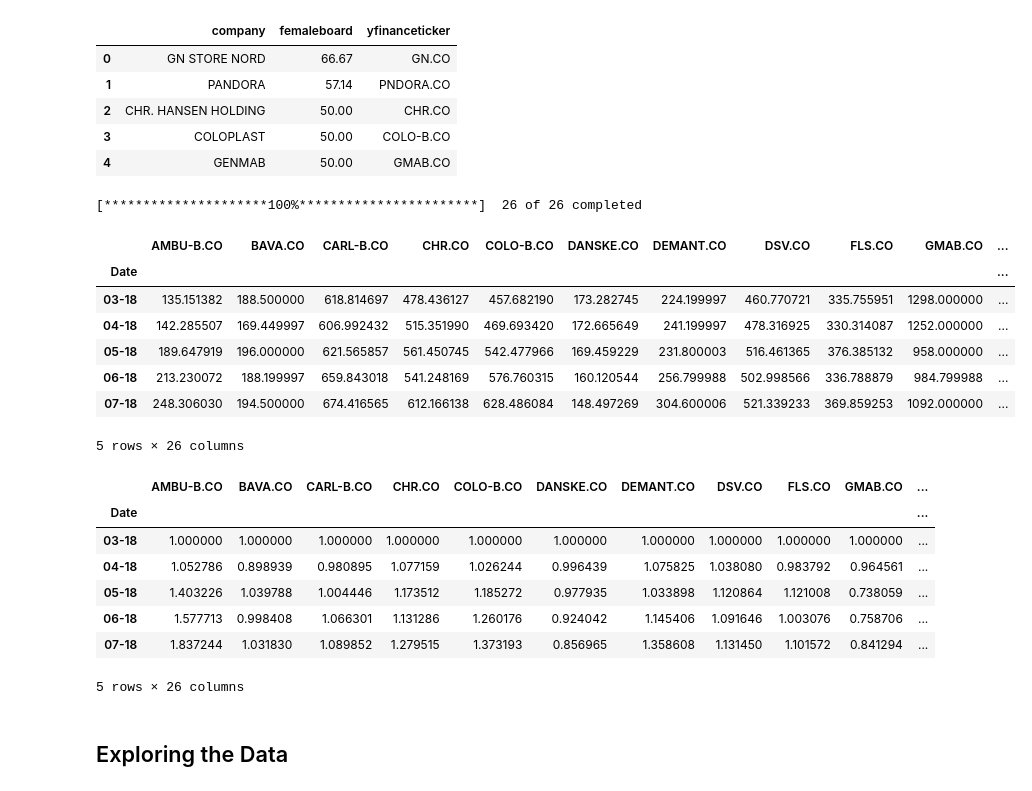
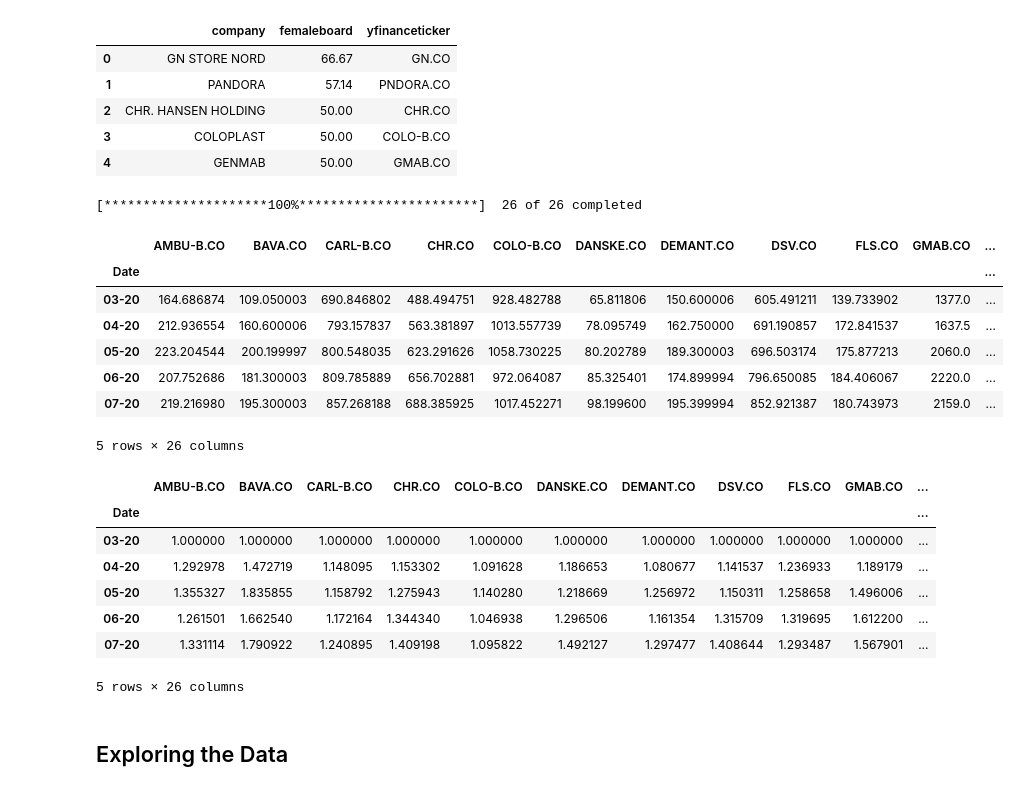
Before and after one commit to NumEconCopenhagen/projects-2023-jts, a Jupyter notebook: dataproject/dataproject.ipynb, the cells around one changed output. Drawn from its saved outputs; the diff is of its cells as text; code cells hidden in the pictures.

```diff
--- a/dataproject/dataproject.ipynb
+++ b/dataproject/dataproject.ipynb
@@ -78,27 +78,27 @@ C25F.head()
 C25F_tickers = list(C25F['yfinanceticker'])
 # %%
 # get historical market data
-hist_mark = yf.download(C25F_tickers, start = '2018-03-01',
+hist_mark = yf.download(C25F_tickers, start = '2020-03-01',
                         end = '2023-04-01',
                         interval = '1mo')
 
 # get adjusted close for each stock and change dates
 hist_mark = hist_mark['Adj Close']
 
 # change dates
 hist_mark.index = hist_mark.index.strftime("%m-%y")
 
 # display dataframe
 hist_mark.head()
 # %% [output]
 [*********************100%***********************]  26 of 26 completed
 |  | AMBU-B.CO | BAVA.CO | CARL-B.CO | CHR.CO | COLO-B.CO | DANSKE.CO | DEMANT.CO | DSV.CO | FLS.CO | GMAB.CO | ... |
 | Date |  |  |  |  |  |  |  |  |  |  | ... |
-| 03-18 | 135.151382 | 188.500000 | 618.814697 | 478.436127 | 457.682190 | 173.282745 | 224.199997 | 460.770721 | 335.755951 | 1298.000000 | ... |
-| 04-18 | 142.285507 | 169.449997 | 606.992432 | 515.351990 | 469.693420 | 172.665649 | 241.199997 | 478.316925 | 330.314087 | 1252.000000 | ... |
-| 05-18 | 189.647919 | 196.000000 | 621.565857 | 561.450745 | 542.477966 | 169.459229 | 231.800003 | 516.461365 | 376.385132 | 958.000000 | ... |
-| 06-18 | 213.230072 | 188.199997 | 659.843018 | 541.248169 | 576.760315 | 160.120544 | 256.799988 | 502.998566 | 336.788879 | 984.799988 | ... |
-| 07-18 | 248.306030 | 194.500000 | 674.416565 | 612.166138 | 628.486084 | 148.497269 | 304.600006 | 521.339233 | 369.859253 | 1092.000000 | ... |
+| 03-20 | 164.686874 | 109.050003 | 690.846802 | 488.494751 | 928.482788 | 65.811806 | 150.600006 | 605.491211 | 139.733902 | 1377.0 | ... |
+| 04-20 | 212.936554 | 160.600006 | 793.157837 | 563.381897 | 1013.557739 | 78.095749 | 162.750000 | 691.190857 | 172.841537 | 1637.5 | ... |
+| 05-20 | 223.204544 | 200.199997 | 800.548035 | 623.291626 | 1058.730225 | 80.202789 | 189.300003 | 696.503174 | 175.877213 | 2060.0 | ... |
+| 06-20 | 207.752686 | 181.300003 | 809.785889 | 656.702881 | 972.064087 | 85.325401 | 174.899994 | 796.650085 | 184.406067 | 2220.0 | ... |
+| 07-20 | 219.216980 | 195.300003 | 857.268188 | 688.385925 | 1017.452271 | 98.199600 | 195.399994 | 852.921387 | 180.743973 | 2159.0 | ... |
 5 rows × 26 columns
 # %%
 # calculate monthly returns
@@ -115,11 +115,11 @@ hist_mark_cr.head()
 # %% [output]
 |  | AMBU-B.CO | BAVA.CO | CARL-B.CO | CHR.CO | COLO-B.CO | DANSKE.CO | DEMANT.CO | DSV.CO | FLS.CO | GMAB.CO | ... |
 | Date |  |  |  |  |  |  |  |  |  |  | ... |
-| 03-18 | 1.000000 | 1.000000 | 1.000000 | 1.000000 | 1.000000 | 1.000000 | 1.000000 | 1.000000 | 1.000000 | 1.000000 | ... |
-| 04-18 | 1.052786 | 0.898939 | 0.980895 | 1.077159 | 1.026244 | 0.996439 | 1.075825 | 1.038080 | 0.983792 | 0.964561 | ... |
-| 05-18 | 1.403226 | 1.039788 | 1.004446 | 1.173512 | 1.185272 | 0.977935 | 1.033898 | 1.120864 | 1.121008 | 0.738059 | ... |
-| 06-18 | 1.577713 | 0.998408 | 1.066301 | 1.131286 | 1.260176 | 0.924042 | 1.145406 | 1.091646 | 1.003076 | 0.758706 | ... |
-| 07-18 | 1.837244 | 1.031830 | 1.089852 | 1.279515 | 1.373193 | 0.856965 | 1.358608 | 1.131450 | 1.101572 | 0.841294 | ... |
+| 03-20 | 1.000000 | 1.000000 | 1.000000 | 1.000000 | 1.000000 | 1.000000 | 1.000000 | 1.000000 | 1.000000 | 1.000000 | ... |
+| 04-20 | 1.292978 | 1.472719 | 1.148095 | 1.153302 | 1.091628 | 1.186653 | 1.080677 | 1.141537 | 1.236933 | 1.189179 | ... |
+| 05-20 | 1.355327 | 1.835855 | 1.158792 | 1.275943 | 1.140280 | 1.218669 | 1.256972 | 1.150311 | 1.258658 | 1.496006 | ... |
+| 06-20 | 1.261501 | 1.662540 | 1.172164 | 1.344340 | 1.046938 | 1.296506 | 1.161354 | 1.315709 | 1.319695 | 1.612200 | ... |
+| 07-20 | 1.331114 | 1.790922 | 1.240895 | 1.409198 | 1.095822 | 1.492127 | 1.297477 | 1.408644 | 1.293487 | 1.567901 | ... |
 5 rows × 26 columns
 # %% [markdown]
 ## Exploring the Data
```
Also changed, not shown: parts of 5 cells of this notebook, 1 other file.
